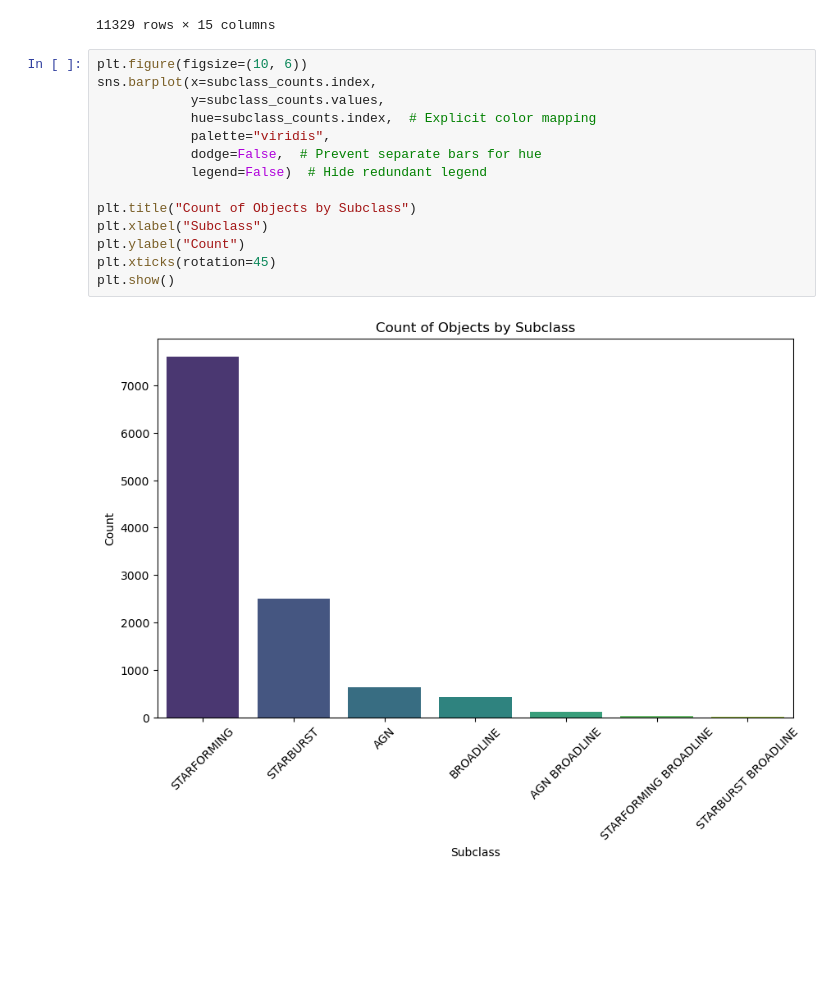
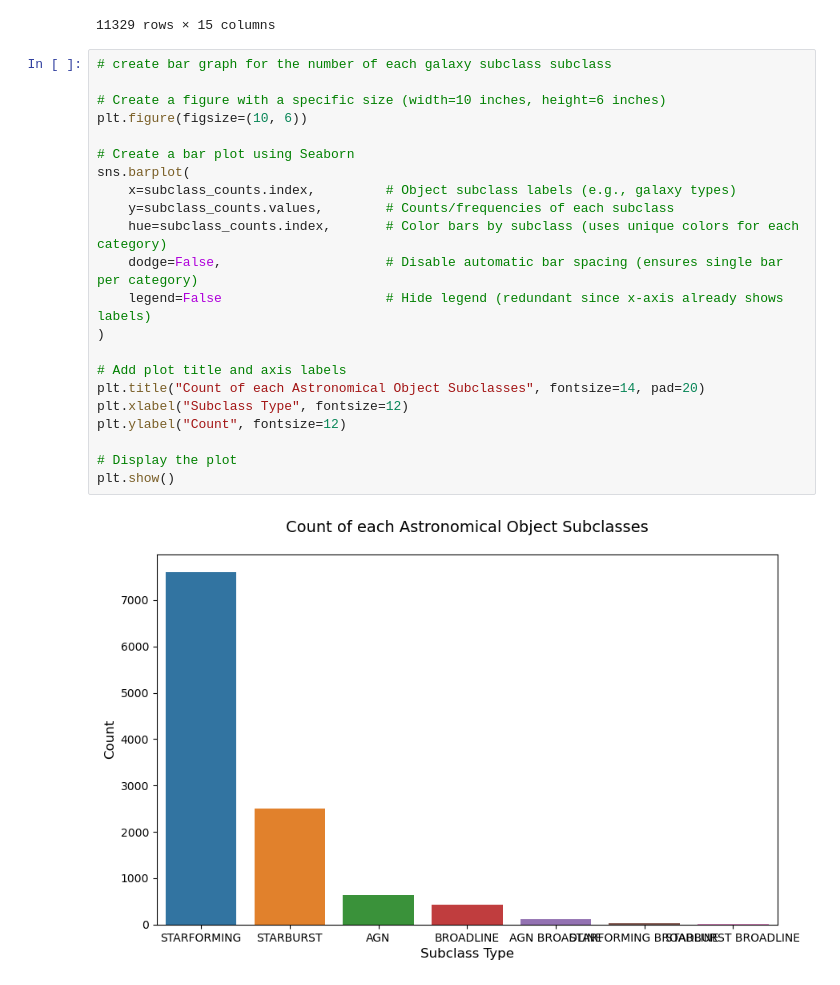
Before and after one commit to doverara/Tech-Science-2, a Jupyter notebook: CMSE-202-Project.ipynb, the cells around one changed output. Cells and saved outputs as stored; diff of their text form; blank space fills up the shorter version.

```diff
--- a/CMSE-202-Project.ipynb
+++ b/CMSE-202-Project.ipynb
@@ -98,18 +98,26 @@ df_new
 | 64998 | 1237654601033777425 | 166.578200 | 4.462978 | 19.40067 | 18.02258 | 17.34977 | 17.02607 | 16.75941 | 1.378092 | 0.672810 | 0.323706 | ... |
 11329 rows × 15 columns
 # %%
+# create bar graph for the number of each galaxy subclass subclass
+
+# Create a figure with a specific size (width=10 inches, height=6 inches)
 plt.figure(figsize=(10, 6))
-sns.barplot(x=subclass_counts.index,
-            y=subclass_counts.values,
-            hue=subclass_counts.index,  # Explicit color mapping
-            palette="viridis",
-            dodge=False,  # Prevent separate bars for hue
-            legend=False)  # Hide redundant legend
 
-plt.title("Count of Objects by Subclass")
-plt.xlabel("Subclass")
-plt.ylabel("Count")
-plt.xticks(rotation=45)
+# Create a bar plot using Seaborn
+sns.barplot(
+    x=subclass_counts.index,         # Object subclass labels (e.g., galaxy types)
+    y=subclass_counts.values,        # Counts/frequencies of each subclass
+    hue=subclass_counts.index,       # Color bars by subclass (uses unique colors for each category)
+    dodge=False,                     # Disable automatic bar spacing (ensures single bar per category)
+    legend=False                     # Hide legend (redundant since x-axis already shows labels)
+)
+
+# Add plot title and axis labels
+plt.title("Count of each Astronomical Object Subclasses", fontsize=14, pad=20)
+plt.xlabel("Subclass Type", fontsize=12)
+plt.ylabel("Count", fontsize=12)
+
+# Display the plot
 plt.show()
 # %% [output]
-[figure, old version]
+[figure, new version]
```
